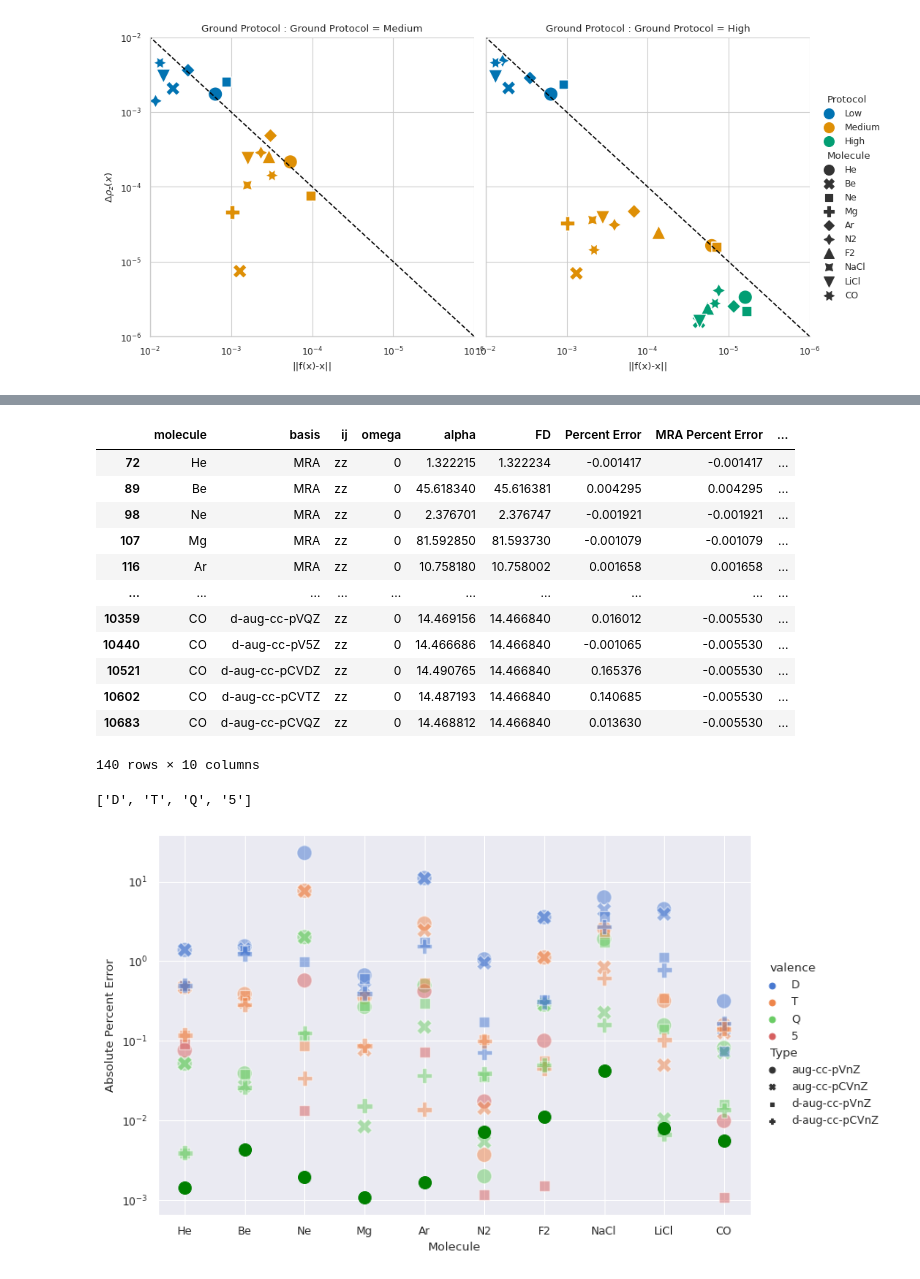
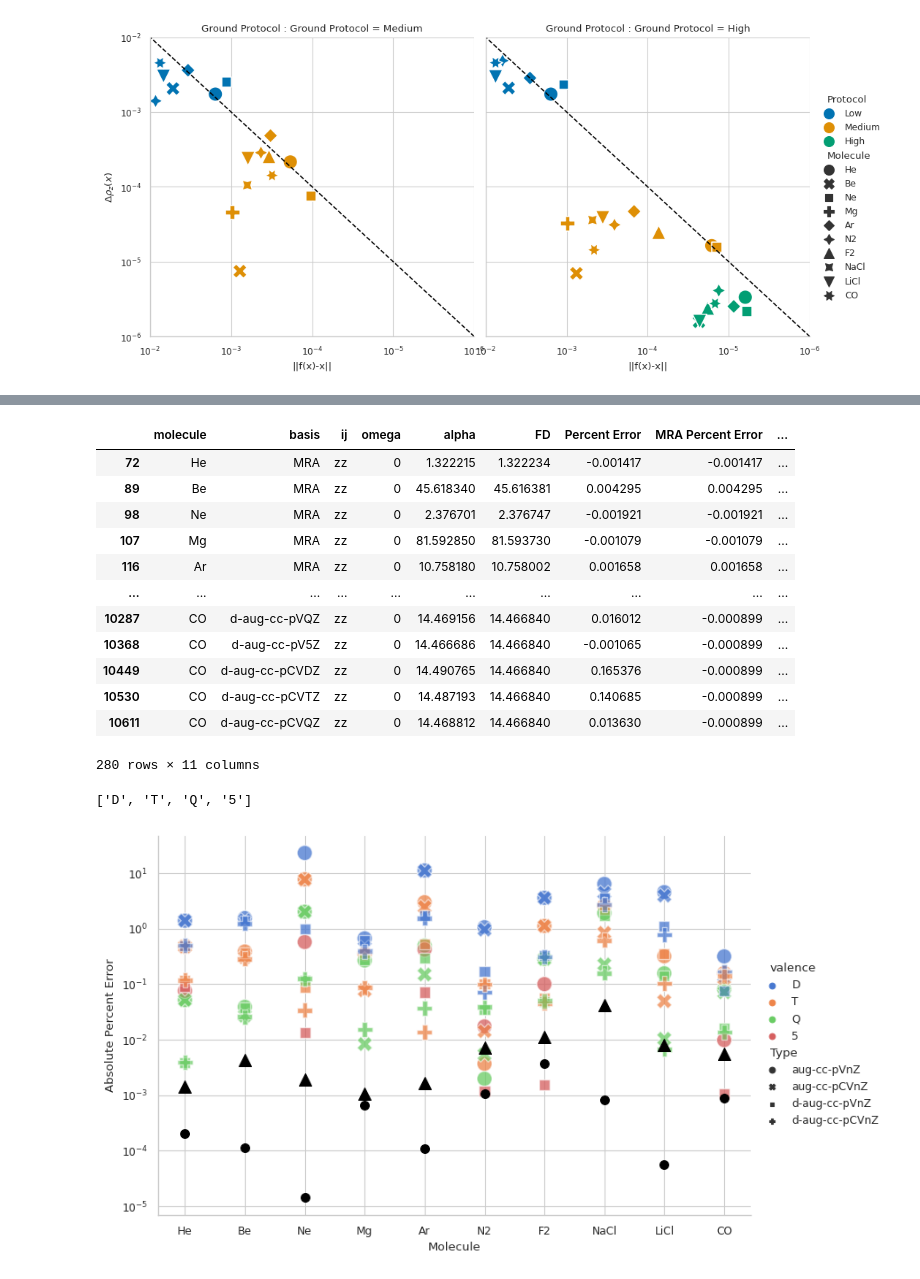
Before and after one commit to ahurta92/QuantumResponsePro, a Jupyter notebook: examples/PolarizabilityPaper/ConvergenceAnalysis.ipynb, the cells around one changed output, grey strips where cells are left out. Cells and saved outputs as stored; diff of their text form; code cells hidden in the pictures.

Commit message:
Added Figures

```diff
--- a/examples/PolarizabilityPaper/ConvergenceAnalysis.ipynb
+++ b/examples/PolarizabilityPaper/ConvergenceAnalysis.ipynb
@@ -205,8 +205,8 @@ double_polarized = ['d-aug-cc-pCVDZ', 'd-aug-cc-pCVTZ', 'd-aug-cc-pCVQZ']
 all_basis_sets = single + single_polarized+ double  + double_polarized
 # %%
 low_data=PolarizabilityData(mols,'hf','dipole',all_basis_sets,october_absolute_kain_path.joinpath
-('low-low'))
+('low-low'),overwrite=False)
 high_data=PolarizabilityData(mols,'hf','dipole',all_basis_sets,october_absolute_kain_path
                                 .joinpath
-('low-low'))
+('high-high'),overwrite=False)
 # %% [output]
@@ -230,25 +225,11 @@ Could not initialize eigen_diff
 # %%
-def create_z_data(data):
 
-    z_data = data.polar_data.query('ij=="zz"').copy()
-    z_data['FD'] = z_data.apply(lambda x: fd_data.query('Molecule=="{}"'.format(x.molecule))['FD']
-                                .values[0], axis=1)
-    # compute the percent error relative to the FD value
-    z_data['Percent Error'] = z_data.apply(lambda x: (x['alpha']-x['FD'])/x['FD']*100, axis=1)
-    # create a column which includes the MRA Percent error for each molecule
-    z_data['MRA Percent Error'] = z_data.apply(lambda x: z_data.query('molecule=="{}"'.format(x.molecule))
-    ['Percent Error'].values[0], axis=1)
-    z_data['Absolute Percent Error'] = z_data.apply(lambda x: abs(x['Percent Error']), axis=1)
-    # make a column to indicate basis is MRA or orther
-    z_data['MRA'] = z_data.apply(lambda x: 'Other' if x['basis'] in all_basis_sets else 'MRA',
-                                 axis=1)
-
-    z_data=z_data.query('omega==0')
-    return z_data
-
-
-
-z_data=create_z_data(low_data)
+low_z_data=create_z_data(low_data)
+# create Protocol column
+low_z_data['Protocol']='Medium'
+high_z_data=create_z_data(high_data)
+high_z_data['Protocol']='High'
+z_data=pd.concat([low_z_data,high_z_data])
 z_data
 # %% [output]
 |  | molecule | basis | ij | omega | alpha | FD | Percent Error | MRA Percent Error | ... |
@@ -258,52 +239,18 @@ z_data
 | 107 | Mg | MRA | zz | 0 | 81.592850 | 81.593730 | -0.001079 | -0.001079 | ... |
 | 116 | Ar | MRA | zz | 0 | 10.758180 | 10.758002 | 0.001658 | 0.001658 | ... |
 | ... | ... | ... | ... | ... | ... | ... | ... | ... | ... |
-| 10359 | CO | d-aug-cc-pVQZ | zz | 0 | 14.469156 | 14.466840 | 0.016012 | -0.005530 | ... |
-| 10440 | CO | d-aug-cc-pV5Z | zz | 0 | 14.466686 | 14.466840 | -0.001065 | -0.005530 | ... |
-| 10521 | CO | d-aug-cc-pCVDZ | zz | 0 | 14.490765 | 14.466840 | 0.165376 | -0.005530 | ... |
-| 10602 | CO | d-aug-cc-pCVTZ | zz | 0 | 14.487193 | 14.466840 | 0.140685 | -0.005530 | ... |
-| 10683 | CO | d-aug-cc-pCVQZ | zz | 0 | 14.468812 | 14.466840 | 0.013630 | -0.005530 | ... |
+| 10287 | CO | d-aug-cc-pVQZ | zz | 0 | 14.469156 | 14.466840 | 0.016012 | -0.000899 | ... |
+| 10368 | CO | d-aug-cc-pV5Z | zz | 0 | 14.466686 | 14.466840 | -0.001065 | -0.000899 | ... |
+| 10449 | CO | d-aug-cc-pCVDZ | zz | 0 | 14.490765 | 14.466840 | 0.165376 | -0.000899 | ... |
+| 10530 | CO | d-aug-cc-pCVTZ | zz | 0 | 14.487193 | 14.466840 | 0.140685 | -0.000899 | ... |
+| 10611 | CO | d-aug-cc-pCVQZ | zz | 0 | 14.468812 | 14.466840 | 0.013630 | -0.000899 | ... |
-140 rows × 10 columns
+280 rows × 11 columns
 # %%
-
-def compare_z_to_basis_set(z_data,y='Percent Error'):
-
-    q_data=z_data.query('basis in @all_basis_sets & omega==0').copy()
-    basis_data=make_detailed_df(q_data).query('omega==0').copy()
-    # make the color palette go from light red to dark blue and a yellow for the MRA
-    colors= sns.color_palette("muted", 4)
-    # sns.set(rc={"xtick.bottom": True, "ytick.left": True}, font_scale=1.5)
-    pal = sns.color_palette("seismic_r", 4).as_hex()
-    p1 = [pal[1], pal[0], pal[2], pal[3]]
-    pal = sns.color_palette(p1)
-
-    # increase the jitter to make the points more legible
-    g=sns.relplot(x='molecule', y=y, data=basis_data.query('omega==0'),
-                  style='Type',
-                  hue='valence',
-                  palette=colors, s=150,
-                  height=5,aspect=1.5,alpha=.5)
-
-    # set y axis to be log scale
-    for ax in g.axes.flat:
-        if y=='Percent Error':
-            ax.set_yscale('symlog', linthresh=1e-3)
-        else:
-            ax.set_yscale('log')
-        # add the MRA reference line for this data
-        # add the mra data to the plot
-        ax.scatter(z_data.query('MRA=="MRA"')['molecule'],
-                   z_data.query('MRA=="MRA"')[y],
-                   color='green', s=100, label='MRA')
-        # add a label for the MRA data
-
-        ax.set_xlabel('Molecule')
-    return g
 
 z_abs_error_plot=compare_z_to_basis_set(z_data,y='Absolute Percent Error')
 #z_error_plot=compare_z_to_basis_set(z_data,y='Percent Error')
 z_abs_error_plot.fig.savefig(paper_path.joinpath('z_abs_error.png'),dpi=600)
 # %% [output]
 ['D', 'T', 'Q', '5']
-[figure, old version]
+[figure, new version]
 # %%
```
Also changed, not shown: parts of 5 cells of this notebook, 8 other files.
